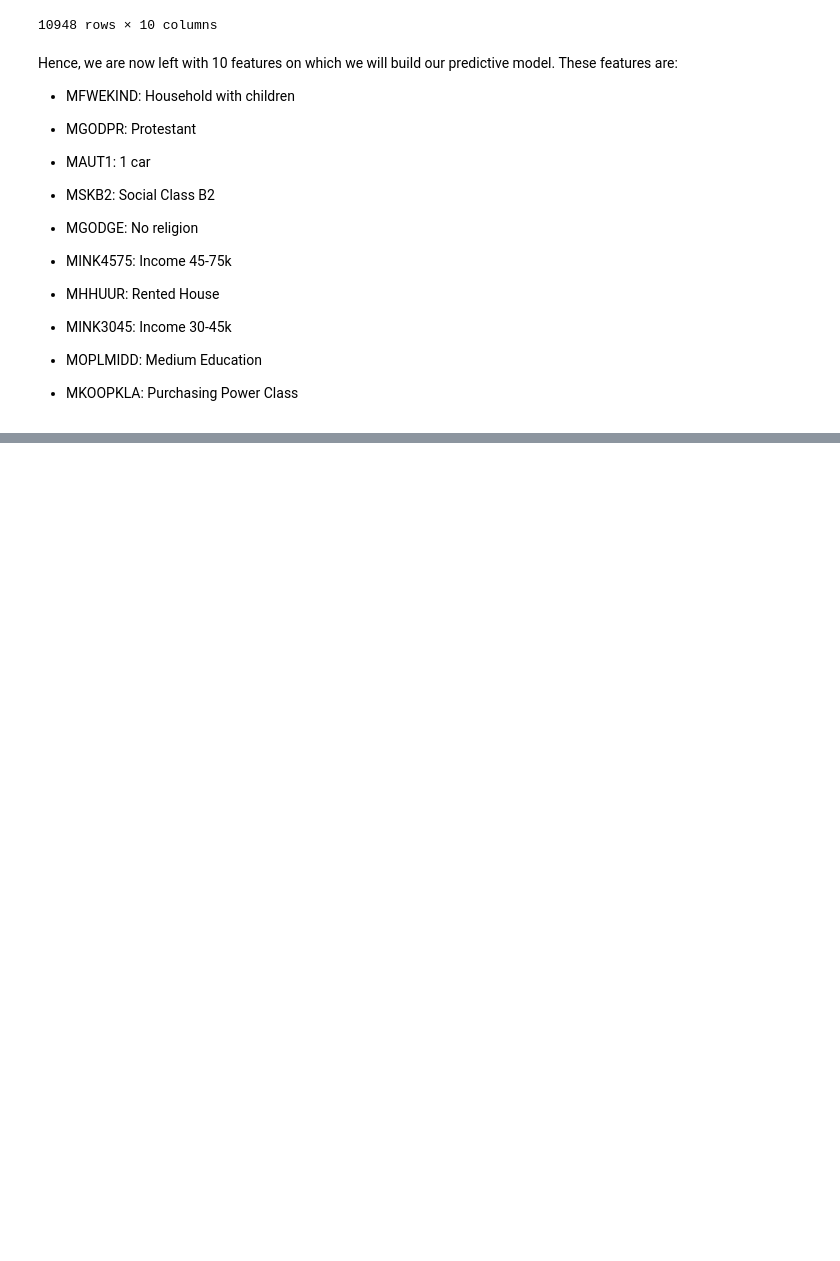
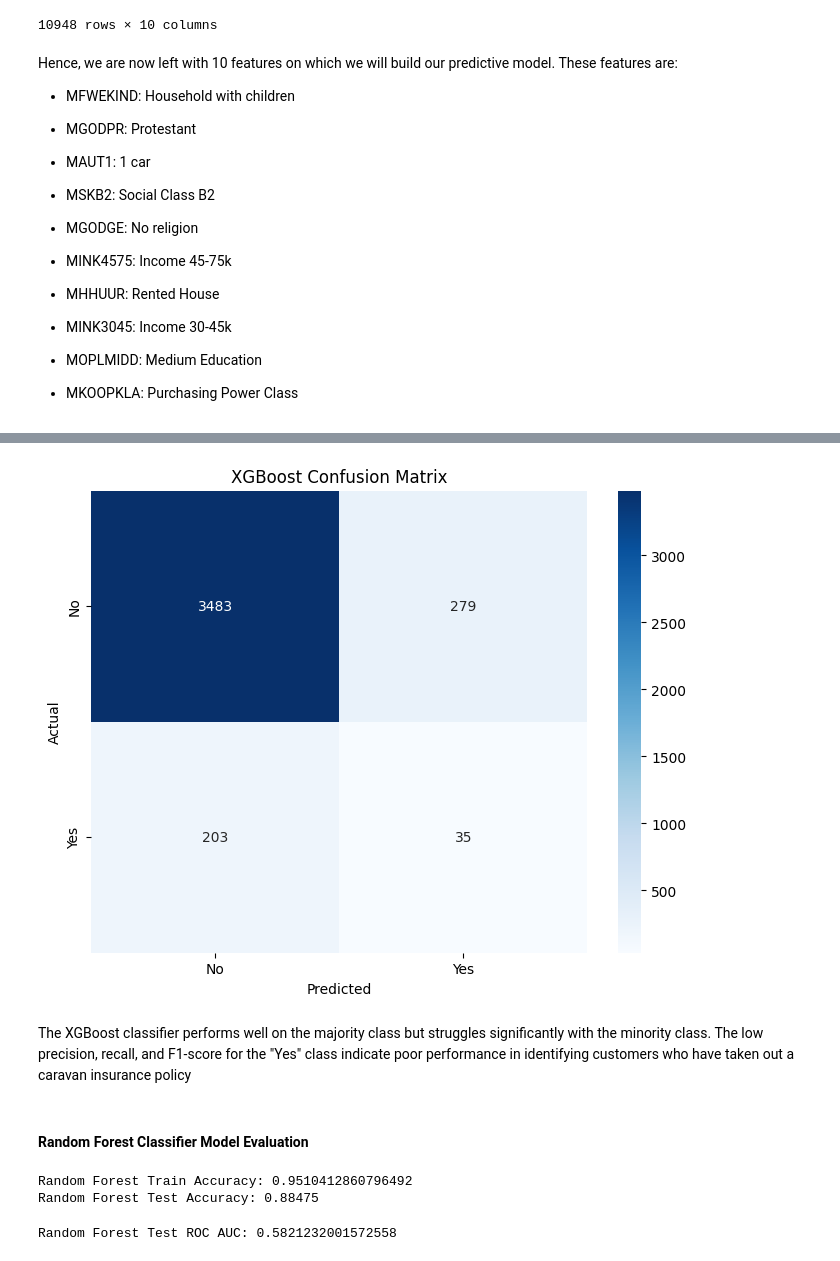
Before and after one commit to ali-ahad/tic-coil2000-eda-and-prediction, a Jupyter notebook: tic_coil2000_eda_and_prediction.ipynb, the cells around one changed output, grey strips where cells are left out. Saved outputs shown, nothing was run; the diff lists cells and outputs as text; code cells hidden in the pictures; blank space fills up the shorter version.

```diff
--- a/tic_coil2000_eda_and_prediction.ipynb
+++ b/tic_coil2000_eda_and_prediction.ipynb
@@ -666,0 +987,34 @@ Hence, we are now left with 10 features on which we will build our predictive mo
+# %%
+xgb_cm_test = confusion_matrix(target_test, best_xgb_model.predict(features_test))
+
+# plot the confusion matrix
+plt.figure(figsize=(8, 6))
+sns.heatmap(xgb_cm_test, annot=True, fmt='d', cmap='Blues')
+plt.title("XGBoost Confusion Matrix")
+plt.xlabel("Predicted")
+plt.ylabel("Actual")
+plt.xticks(ticks=[0.5, 1.5], labels=['No', 'Yes'])
+plt.yticks(ticks=[0.5, 1.5], labels=['No', 'Yes'])
+plt.show()
+# %% [output]
+[figure, added]
+# %% [markdown]
+The XGBoost classifier performs well on the majority class but struggles significantly with the minority class.
+The low precision, recall, and F1-score for the "Yes" class indicate poor performance in identifying customers who have taken out a caravan insurance policy
+# %% [markdown]
+#### Random Forest Classifier Model Evaluation
+# %%
+train_accuracy_rf = accuracy_score(target_train_resampled, best_rf_model.predict(features_train_resampled))
+test_accuracy_rf = accuracy_score(target_test, best_rf_model.predict(features_test))
+
+print(f"Random Forest Train Accuracy: {train_accuracy_rf}")
+print(f"Random Forest Test Accuracy: {test_accuracy_rf}")
+# %% [output]
+Random Forest Train Accuracy: 0.9510412860796492
+Random Forest Test Accuracy: 0.88475
+# %%
+# roc_auc
+rf_test_roc_auc = roc_auc_score(target_test, best_rf_model.predict_proba(features_test)[:, 1])
+print(f"Random Forest Test ROC AUC: {rf_test_roc_auc}")
+# %% [output]
+Random Forest Test ROC AUC: 0.5821232001572558
```
Also changed, not shown: parts of 48 cells of this notebook, 1 other file.
